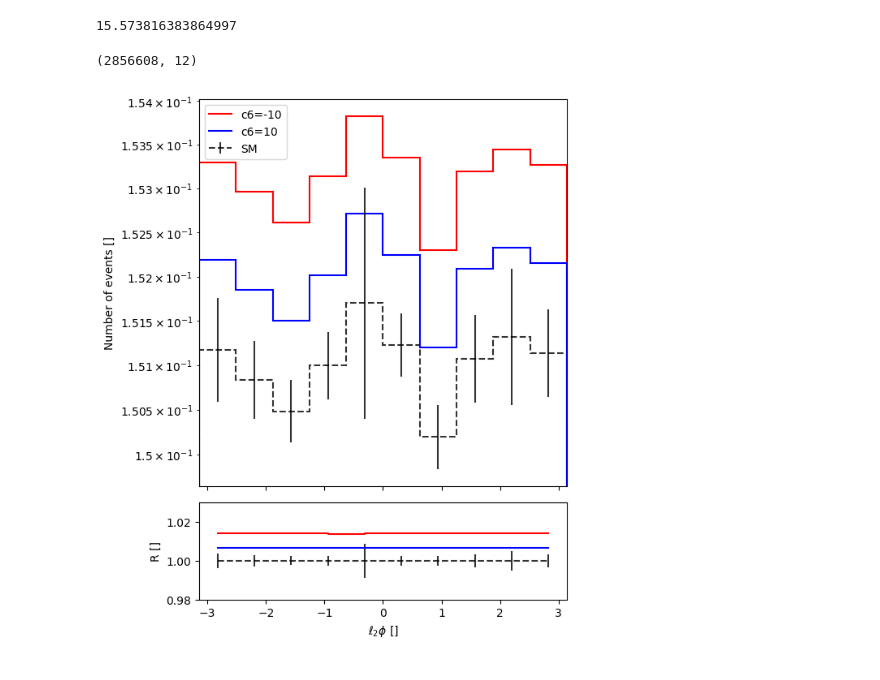
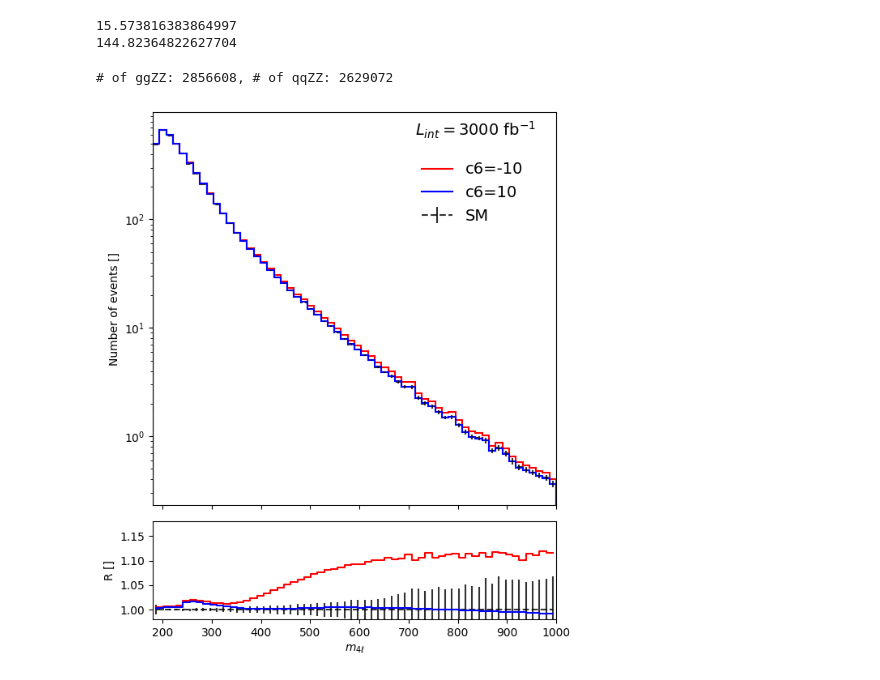
Before and after one commit to hep-cce/nsbi4hep, a Jupyter notebook: notebooks/plot-angles-refactor.ipynb, the cells around one changed output. Saved outputs shown, nothing was run; the diff lists cells and outputs as text; code cells hidden in the pictures.

```diff
--- a/notebooks/plot-angles-refactor.ipynb
+++ b/notebooks/plot-angles-refactor.ipynb
@@ -30,5 +35,6 @@ xs = {
 # %%
-events = mcfm.from_csv(cross_section=xs[COMPONENT], file_path=os.path.join(SAMPLE_DIR, filenames[COMPONENT]), n_rows=int(1.2*SAMPLE_SIZE))
+events_ggZZ = mcfm.from_csv(cross_section=xs[COMPONENT], file_path=os.path.join(SAMPLE_DIR, filenames[COMPONENT]), n_rows=int(1.2*SAMPLE_SIZE))
+events_qqZZ = mcfm.from_csv(cross_section=xs_qqZZ, file_path=os.path.join(SAMPLE_DIR, filename_qqZZ), n_rows=int(1.2*SAMPLE_SIZE))
 
 bkg_null_filter = msq.MSQFilter('msq_bkg_sm', value=0.0)
 
@@ -39,24 +45,27 @@ angles = zz4l.AngularVariables()
 four_lepton = zz4l.FourLeptonSystem()
 lepton_momenta = zz4l.LeptonMomenta()
 
-events_processed = events.filter(bkg_null_filter).calculate(z_candidate).filter(z_masses).calculate(angles).calculate(four_lepton).calculate(lepton_momenta)[:SAMPLE_SIZE]
-
-features = ['l1_pt', 'l2_pt', 'l3_pt', 'l4_pt', 'l1_eta', 'l2_eta', 'l3_eta', 'l4_eta', 'l1_phi', 'l2_phi', 'l3_phi', 'l4_phi']
-# Get only required features
-kinematics = events_processed.kinematics[features].to_numpy()
+events_ggZZ_processed = events_ggZZ.filter(bkg_null_filter).calculate(z_candidate).filter(z_masses).calculate(angles).calculate(four_lepton).calculate(lepton_momenta)[:SAMPLE_SIZE]
+events_qqZZ_processed = events_qqZZ.calculate(z_candidate).filter(z_masses).calculate(angles).calculate(four_lepton).calculate(lepton_momenta)[:SAMPLE_SIZE]
 # %% [output]
 15.573816383864997
+144.82364822627704
-# %%
-print(kinematics.shape)
-# %% [output]
-(2856608, 12)
+# %%
+features = ['4l_mass']#['l1_pt', 'l2_pt', 'l3_pt', 'l4_pt', 'l1_eta', 'l2_eta', 'l3_eta', 'l4_eta', 'l1_phi', 'l2_phi', 'l3_phi', 'l4_phi']
+# Get only required features
+kinematics_ggZZ = events_ggZZ_processed.kinematics[features].to_numpy()
+kinematics_qqZZ = events_qqZZ_processed.kinematics[features].to_numpy()
+# %%
+print(f'# of ggZZ: {kinematics_ggZZ.shape[0]}, # of qqZZ: {kinematics_qqZZ.shape[0]}')
+# %% [output]
+# of ggZZ: 2856608, # of qqZZ: 2629072
 # %%
-mod_c6 = c6.Modifier(baseline = COMPONENT, events=events_processed, c6_values = [-5,-1,0,1,5])
-weights_c6, prob_c6 = mod_c6.modify(c6=[-10,10])
+mod_c6 = c6.Modifier(baseline = COMPONENT, events=events_ggZZ_processed, c6_values = [-5,-1,0,1,5])
+weights_c6, prob_c6 = mod_c6.modify(c6=[-10,0,10])
 # %%
-index = 9
+index = 0
 
-kin_var = kinematics[:,index]
+kin_var = kinematics_ggZZ[:,index]
 '''label = ['$\mathrm{cos}(\\theta^*)$ []',
          '$\mathrm{cos}(\\theta_1)$ []',
          '$\mathrm{cos}(\\theta_2)$ []',
@@ -77,73 +86,53 @@ bounds = [[-1,1],
           [-2.4,2.4]][index]'''
 
 
-label = ['$\ell_1 p_T$ [GeV]',
-         '$\ell_2 p_T$ [GeV]',
-         '$\ell_3 p_T$ [GeV]',
-         '$\ell_4 p_T$ [GeV]',
-         '$\ell_1 \eta$ []',
-         '$\ell_2 \eta$ []',
-         '$\ell_3 \eta$ []',
-         '$\ell_4 \eta$ []',
-         '$\ell_1 \phi$ []',
-         '$\ell_2 \phi$ []',
-         '$\ell_3 \phi$ []',
-         '$\ell_4 \phi$ []'][index]
-bounds = [[10,450],
-          [0,400],
-          [0,240],
-          [0,170],
-          [-2.9,2.9],
-          [-2.9,2.9],
-          [-2.9,2.9],
-          [-2.9,2.9],
-          [-np.pi,np.pi],
-          [-np.pi,np.pi],
-          [-np.pi,np.pi],
-          [-np.pi,np.pi]][index]
+label = ['$m_{4\ell}$'][index]
+bounds = [[180,1000]][index]
 
 
-BINS=10
+BINS=60
 
 hist_sm = hist.Hist(hist.axis.Regular(BINS, *bounds), storage=hist.storage.Weight())
-hist_sm.fill(kin_var, weight=events_processed.weights.to_numpy())
+hist_sm.fill(kin_var, weight=weights_c6.T[1]*luminosity)
 
 hist_c6_1 = hist.Hist(hist.axis.Regular(BINS, *bounds), storage=hist.storage.Weight())
-hist_c6_1.fill(kin_var, weight=weights_c6.T[0])
+hist_c6_1.fill(kin_var, weight=weights_c6.T[0]*luminosity)
 
 hist_c6_2 = hist.Hist(hist.axis.Regular(BINS, *bounds), storage=hist.storage.Weight())
-hist_c6_2.fill(kin_var, weight=weights_c6.T[1])
+hist_c6_2.fill(kin_var, weight=weights_c6.T[2]*luminosity)
 
 fig, (ax1, ax2) = plt.subplots(2,1, gridspec_kw={'height_ratios': [4, 1]}, figsize=(6,7))
 
 ax1.set_xticklabels([])
 
 hist_sm.plot(ax=ax1, color='k', linestyle='--', label=f'SM', alpha=0.8, yerr=np.sqrt(hist_sm.variances()))
 hist_c6_1.plot(ax=ax1, color='r', label=f'c6=-10', yerr=False)
 hist_c6_2.plot(ax=ax1, color='b', label=f'c6=10', yerr=False)
 
+ax1.text(0.65, 0.98, f'$L_{{int}} = {luminosity}$ fb$^{{-1}}$', transform=ax1.transAxes, fontsize=14, verticalalignment='top')
+
 ax1.set_ylabel('Number of events []')
 ax1.set_yscale('log')
 ax1.set_xlim(*bounds)
 ax1.set_xlabel('')
 
-ax1.legend()
+ax1.legend(frameon=False, fontsize=14, loc=[0.65,0.7])
 
 #hist_sm.plot_ratio(hist_sm)
 #hist_c6_1.plot_ratio(hist_sm)
 #hist_c6_2.plot_ratio(hist_sm)
 
 ax2.errorbar(hist_sm.axes[0].centers, hist_sm.values()/hist_sm.values(), yerr=np.sqrt(hist_sm.variances())/hist_sm.values(), color='black', linestyle='--', drawstyle='steps-pre', alpha=0.8)
 ax2.errorbar(hist_sm.axes[0].centers, hist_c6_1.values()/hist_sm.values(), color='r', drawstyle='steps-pre')
 ax2.errorbar(hist_sm.axes[0].centers, hist_c6_2.values()/hist_sm.values(), color='b', drawstyle='steps-pre')
 
 ax2.set_xlabel(label)
 ax2.set_ylabel('R []')
 #ax2.set_yscale('log')
-ax2.set_ybound(0.98,1.03)
+ax2.set_ybound(0.98,1.18)
 ax2.set_xlim(*bounds)
 fig.tight_layout()
 
 plt.show()
 # %% [output]
-[figure, old version]
+[figure, new version]
```
Also changed, not shown: parts of 4 cells of this notebook, 9 other files.
